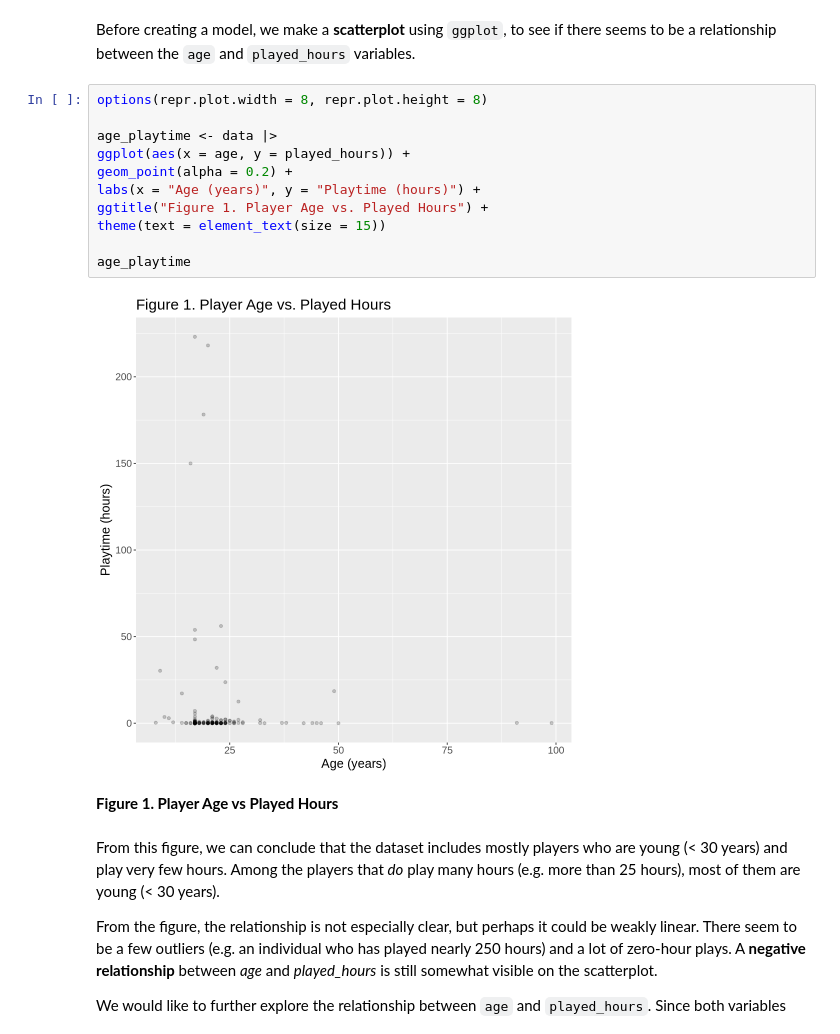
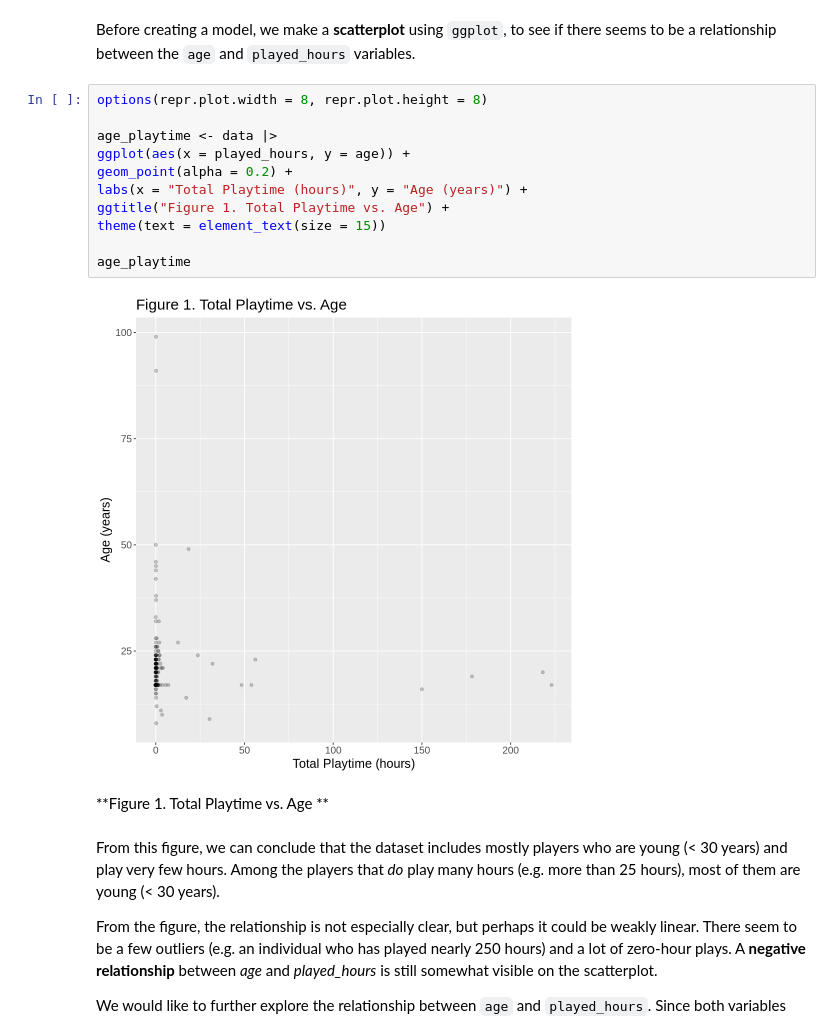
Before and after one commit to Kavisha1141/dsci100_final_project, a Jupyter notebook: project_final_report.ipynb, the cells around one changed output. Saved outputs shown, nothing was run; the diff lists cells and outputs as text.

```diff
--- a/project_final_report.ipynb
+++ b/project_final_report.ipynb
@@ -147,18 +147,18 @@ Before creating a model, we make a **scatterplot** using `ggplot`, to see if the
 # %%
 options(repr.plot.width = 8, repr.plot.height = 8)
 
 age_playtime <- data |>
-ggplot(aes(x = age, y = played_hours)) +
+ggplot(aes(x = played_hours, y = age)) +
 geom_point(alpha = 0.2) +
-labs(x = "Age (years)", y = "Playtime (hours)") +
-ggtitle("Figure 1. Player Age vs. Played Hours") +
+labs(x = "Total Playtime (hours)", y = "Age (years)") +
+ggtitle("Figure 1. Total Playtime vs. Age") +
 theme(text = element_text(size = 15))
 
 age_playtime
 # %% [output]
-[figure, old version]
+[figure, new version]
 # %% [markdown]
-**Figure 1. Player Age vs Played Hours**
+**Figure 1. Total Playtime vs. Age **
 # %% [markdown]
 From this figure, we can conclude that the dataset includes mostly players who are young (< 30 years) and play very few hours. Among the players that *do* play many hours (e.g. more than 25 hours), most of them are young (< 30 years).
 
```
Also changed, not shown: parts of 2 cells of this notebook.
